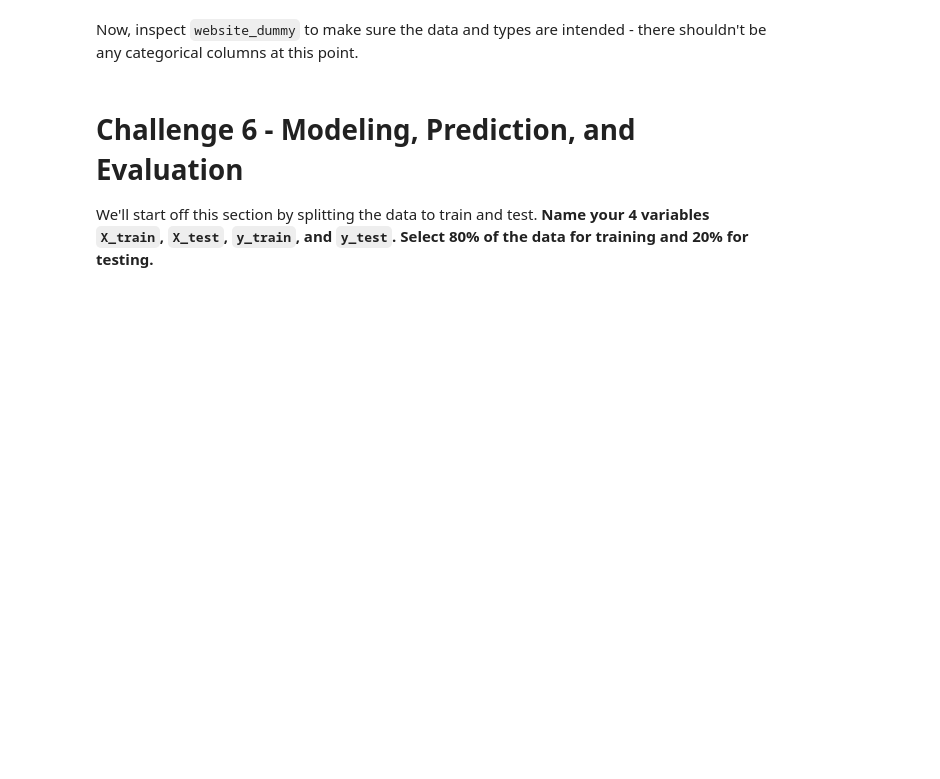
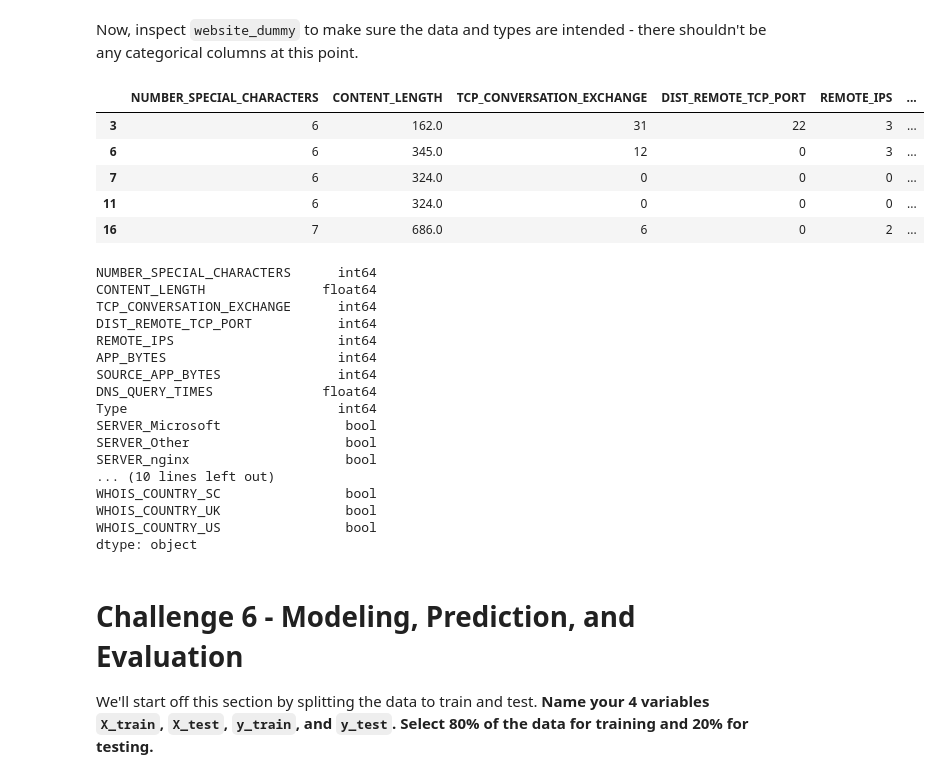
Before and after one commit to ironhack-labs/lab-supervised-learning-en, a Jupyter notebook: your-code/main.ipynb, the cells around one changed output. Cells and saved outputs as stored; diff of their text form; code cells hidden in the pictures; blank space fills up the shorter version.

```diff
--- a/your-code/main.ipynb
+++ b/your-code/main.ipynb
@@ -437,0 +497,5 @@ Now print the `dtypes` of the data again. Besides `WHOIS_COUNTRY` which we alrea
+# %%
+# Your code here
+print(websites_removed.shape)
+websites_removed = websites_removed.drop("URL", axis=1)
+print(websites_removed.shape)
@@ -441,0 +507,8 @@ Now print the `dtypes` of the data again. Besides `WHOIS_COUNTRY` which we alrea
+# %%
+# Your code here
+print(websites_removed["CHARSET"].value_counts())
+
+# we should set them all to capital letters
+websites_removed["CHARSET"] = websites_removed["CHARSET"].str.upper()
+
+print(websites_removed["CHARSET"].value_counts())
@@ -453,0 +555,10 @@ At the end, your `SERVER` column should only contain 4 unique values: `Microsoft
+# %%
+# Count `SERVER` value counts here
+server_type_keep = ["Microsoft", "Apache", "nginx"]
+
+websites_removed.loc[websites_removed["SERVER"].str.contains("microsoft", case=False, na=False), "SERVER"] = "Microsoft"
+websites_removed.loc[websites_removed["SERVER"].str.contains("apache", case=False, na=False), "SERVER"] = "Apache"
+websites_removed.loc[websites_removed["SERVER"].str.contains("nginx", case=False, na=False), "SERVER"] = "nginx"
+websites_removed.loc[~websites_removed["SERVER"].isin(server_type_keep), "SERVER"] = "Other"
+
+print(websites_removed["SERVER"].value_counts())
@@ -458,7 +590,37 @@ OK, all our categorical data are fixed now. **Let's convert them to ordinal data
+# %%
+# Your code here
+columns_for_dummies = ["SERVER", "CHARSET", "WHOIS_COUNTRY"]
+websites_dummy = pd.get_dummies(data=websites_removed,columns=columns_for_dummies, drop_first=True)  # converting categorical columns to numerical columns
 # %% [markdown]
 Now, inspect `website_dummy` to make sure the data and types are intended - there shouldn't be any categorical columns at this point.
 # %%
 # Your code here
+display(websites_dummy.head())
+websites_dummy.dtypes
+# %% [output]
+|  | NUMBER_SPECIAL_CHARACTERS | CONTENT_LENGTH | TCP_CONVERSATION_EXCHANGE | DIST_REMOTE_TCP_PORT | REMOTE_IPS | ... |
+| 3 | 6 | 162.0 | 31 | 22 | 3 | ... |
+| 6 | 6 | 345.0 | 12 | 0 | 3 | ... |
+| 7 | 6 | 324.0 | 0 | 0 | 0 | ... |
+| 11 | 6 | 324.0 | 0 | 0 | 0 | ... |
+| 16 | 7 | 686.0 | 6 | 0 | 2 | ... |
+NUMBER_SPECIAL_CHARACTERS      int64
+CONTENT_LENGTH               float64
+TCP_CONVERSATION_EXCHANGE      int64
+DIST_REMOTE_TCP_PORT           int64
+REMOTE_IPS                     int64
+APP_BYTES                      int64
+SOURCE_APP_BYTES               int64
+DNS_QUERY_TIMES              float64
+Type                           int64
+SERVER_Microsoft                bool
+SERVER_Other                    bool
+SERVER_nginx                    bool
+... (10 lines left out)
+WHOIS_COUNTRY_SC                bool
+WHOIS_COUNTRY_UK                bool
+WHOIS_COUNTRY_US                bool
+dtype: object
 # %% [markdown]
 # Challenge 6 - Modeling, Prediction, and Evaluation
 
```
Also changed, not shown: parts of 33 cells of this notebook.
